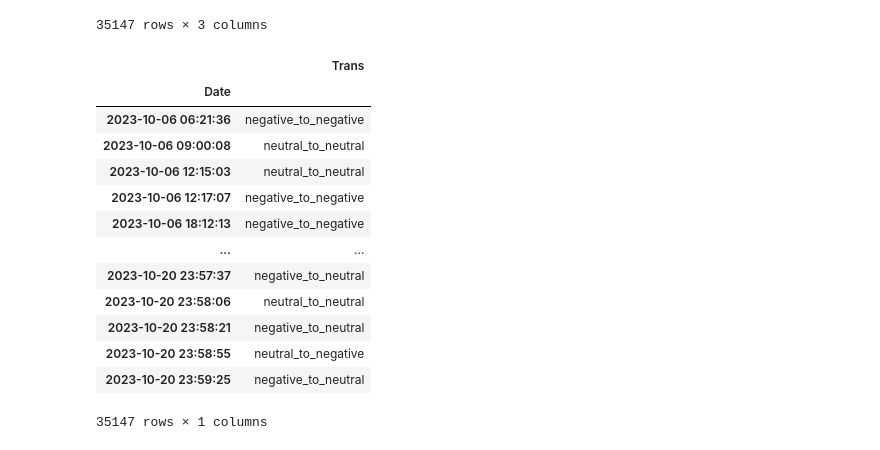
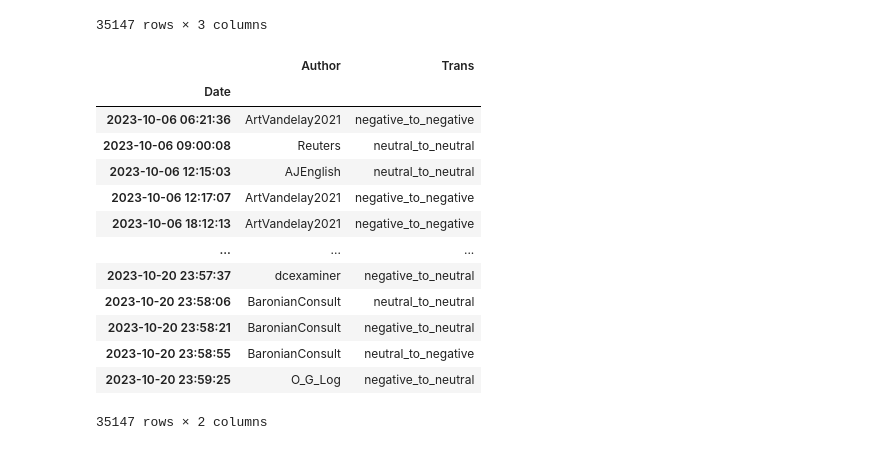
Before and after one commit to XiaoxiaChampon/Kronos, a Jupyter notebook: Source/Python/DataPreprocessing.ipynb, the cells around one changed output. Drawn from its saved outputs; the diff is of its cells as text; code cells hidden in the pictures.

```diff
--- a/Source/Python/DataPreprocessing.ipynb
+++ b/Source/Python/DataPreprocessing.ipynb
@@ -297,21 +315,21 @@ transition_times
 | 35146 | zerohedge | 2023-10-19 23:44:09 | neutral_to_neutral |
 35147 rows × 3 columns
 # %%
-transition_times_datafile = transition_times.set_index("Date").drop(columns=["Author"]).sort_index()
-transition_times_datafile.to_csv(f"./outputs/transition_times_{sentiments}.csv")
+transition_times_datafile = transition_times.set_index("Date").sort_index()
+transition_times_datafile.to_csv(f"{output_dir}/transition_times_{sentiments}.csv")
 transition_times_datafile
 # %% [output]
-|  | Trans |
-| Date |  |
-| 2023-10-06 06:21:36 | negative_to_negative |
-| 2023-10-06 09:00:08 | neutral_to_neutral |
-| 2023-10-06 12:15:03 | neutral_to_neutral |
-| 2023-10-06 12:17:07 | negative_to_negative |
-| 2023-10-06 18:12:13 | negative_to_negative |
-| ... | ... |
-| 2023-10-20 23:57:37 | negative_to_neutral |
-| 2023-10-20 23:58:06 | neutral_to_neutral |
-| 2023-10-20 23:58:21 | negative_to_neutral |
-| 2023-10-20 23:58:55 | neutral_to_negative |
-| 2023-10-20 23:59:25 | negative_to_neutral |
+|  | Author | Trans |
+| Date |  |  |
+| 2023-10-06 06:21:36 | ArtVandelay2021 | negative_to_negative |
+| 2023-10-06 09:00:08 | Reuters | neutral_to_neutral |
+| 2023-10-06 12:15:03 | AJEnglish | neutral_to_neutral |
+| 2023-10-06 12:17:07 | ArtVandelay2021 | negative_to_negative |
+| 2023-10-06 18:12:13 | ArtVandelay2021 | negative_to_negative |
+| ... | ... | ... |
+| 2023-10-20 23:57:37 | dcexaminer | negative_to_neutral |
+| 2023-10-20 23:58:06 | BaronianConsult | neutral_to_neutral |
+| 2023-10-20 23:58:21 | BaronianConsult | negative_to_neutral |
+| 2023-10-20 23:58:55 | BaronianConsult | neutral_to_negative |
+| 2023-10-20 23:59:25 | O_G_Log | negative_to_neutral |
-35147 rows × 1 columns
+35147 rows × 2 columns
```
Also changed, not shown: parts of 21 cells of this notebook.
